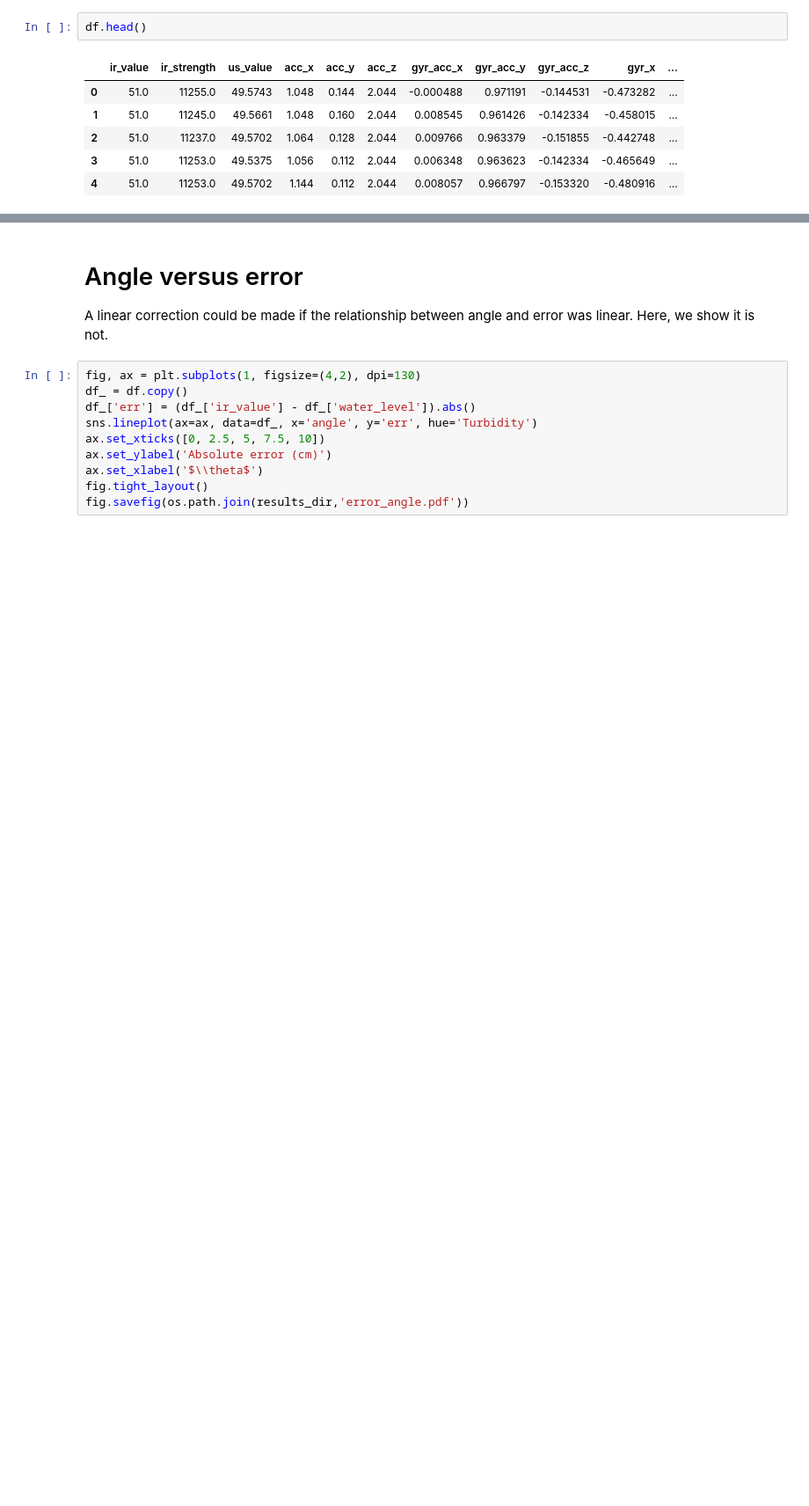
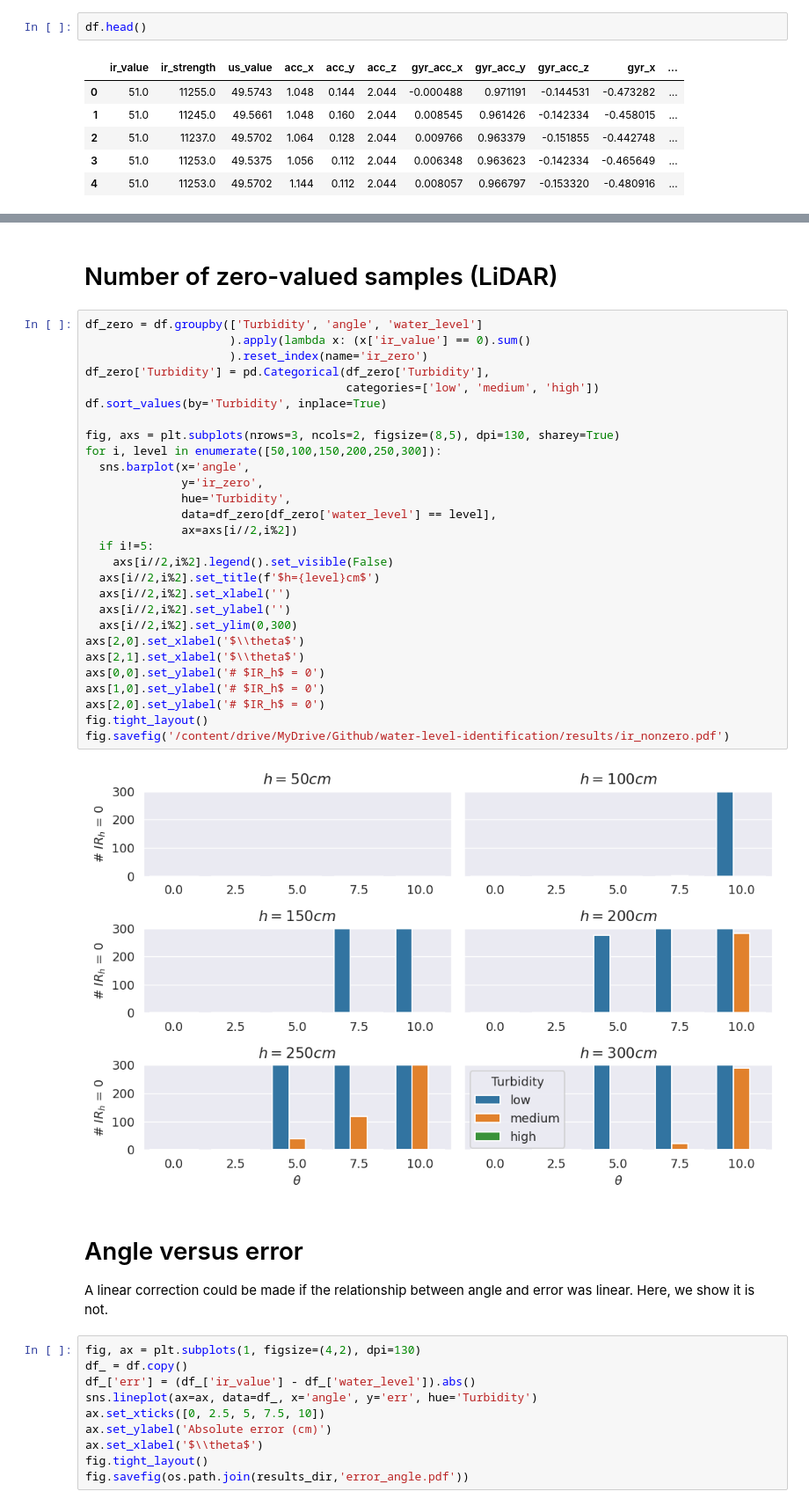
Before and after one commit to cmranieri/water-level-identification, a Jupyter notebook: ml_sensors.ipynb, the cells around one changed output, grey strips where cells are left out. Shown: that part at 88% size. Drawn from its saved outputs; the diff is of its cells as text; blank space fills up the shorter version.

```diff
--- a/ml_sensors.ipynb
+++ b/ml_sensors.ipynb
@@ -91,6 +88,38 @@ df.describe()
 | 50% | 153.000000 | 431.000000 | 150.843000 | 1.032000 | 0.256000 | 2.044000 | -0.088623 | 0.959473 | -0.148926 | -0.480916 | ... |
 | 75% | 253.000000 | 3104.250000 | 248.661000 | 1.048000 | 0.320000 | 2.044000 | -0.043945 | 0.965088 | -0.144287 | -0.465649 | ... |
 | max | 386.000000 | 39587.000000 | 312.140000 | 1.752000 | 0.624000 | 2.044000 | 0.549805 | 1.549070 | 0.383545 | 1.076340 | ... |
+# %% [markdown]
+# Number of zero-valued samples (LiDAR)
+# %%
+df_zero = df.groupby(['Turbidity', 'angle', 'water_level']
+                     ).apply(lambda x: (x['ir_value'] == 0).sum()
+                     ).reset_index(name='ir_zero')
+df_zero['Turbidity'] = pd.Categorical(df_zero['Turbidity'],
+                                      categories=['low', 'medium', 'high'])
+df.sort_values(by='Turbidity', inplace=True)
+
+fig, axs = plt.subplots(nrows=3, ncols=2, figsize=(8,5), dpi=130, sharey=True)
+for i, level in enumerate([50,100,150,200,250,300]):
+  sns.barplot(x='angle',
+              y='ir_zero',
+              hue='Turbidity',
+              data=df_zero[df_zero['water_level'] == level],
+              ax=axs[i//2,i%2])
+  if i!=5:
+    axs[i//2,i%2].legend().set_visible(False)
+  axs[i//2,i%2].set_title(f'$h={level}cm$')
+  axs[i//2,i%2].set_xlabel('')
+  axs[i//2,i%2].set_ylabel('')
+  axs[i//2,i%2].set_ylim(0,300)
+axs[2,0].set_xlabel('$\\theta$')
+axs[2,1].set_xlabel('$\\theta$')
+axs[0,0].set_ylabel('# $IR_h$ = 0')
+axs[1,0].set_ylabel('# $IR_h$ = 0')
+axs[2,0].set_ylabel('# $IR_h$ = 0')
+fig.tight_layout()
+fig.savefig('/content/drive/MyDrive/Github/water-level-identification/results/ir_nonzero.pdf')
+# %% [output]
+[figure, added]
 # %% [markdown]
 # Angle versus error
 
```
Also changed, not shown: parts of 16 cells of this notebook, 14 other files.
